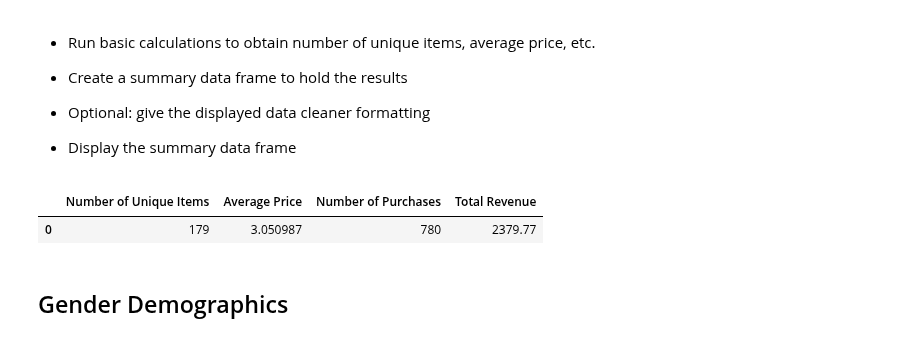
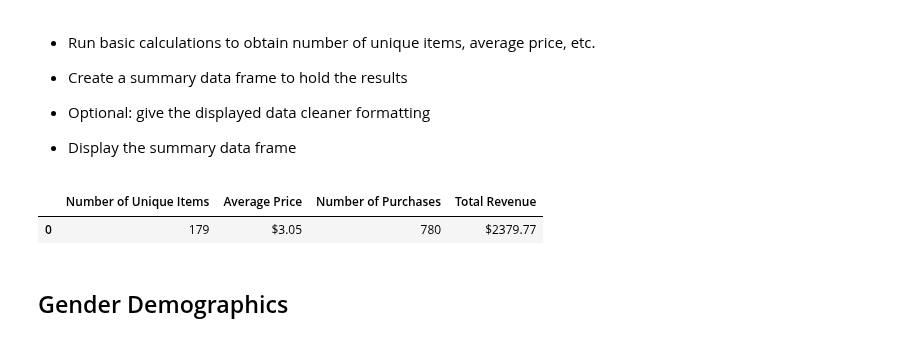
Before and after one commit to ratanhodar/HomeworkPandas, a Jupyter notebook: HeroesOfPymoli_starter.ipynb, the cells around one changed output. Saved outputs shown, nothing was run; the diff lists cells and outputs as text; code cells hidden in the pictures.

```diff
--- a/HeroesOfPymoli_starter.ipynb
+++ b/HeroesOfPymoli_starter.ipynb
@@ -53,14 +53,17 @@ summary_table
 # %%
 Number_of_Purchases = purchase_data["Item ID"].count()
 Number_of_Unique_Items = len(purchase_data["Item Name"].unique())
 Average_Price = purchase_data["Price"].mean()
 Total_Revenue = purchase_data["Price"].sum()
 #KS3_df["Average"] = KS3_df["Average"].map("${:.2f}".format)
 summary_table1 = pd.DataFrame({"Number of Unique Items": [Number_of_Unique_Items], "Average Price": [Average_Price], "Number of Purchases": [Number_of_Purchases],"Total Revenue": [Total_Revenue] })
+#summary_table1
+summary_table1["Average Price"] = summary_table1["Average Price"].map("${:.2f}".format)
+summary_table1["Total Revenue"] = summary_table1["Total Revenue"].map("${:.2f}".format)
 summary_table1
 # %% [output]
 |  | Number of Unique Items | Average Price | Number of Purchases | Total Revenue |
-| 0 | 179 | 3.050987 | 780 | 2379.77 |
+| 0 | 179 | $3.05 | 780 | $2379.77 |
 # %% [markdown]
 ## Gender Demographics
 # %% [markdown]
```
